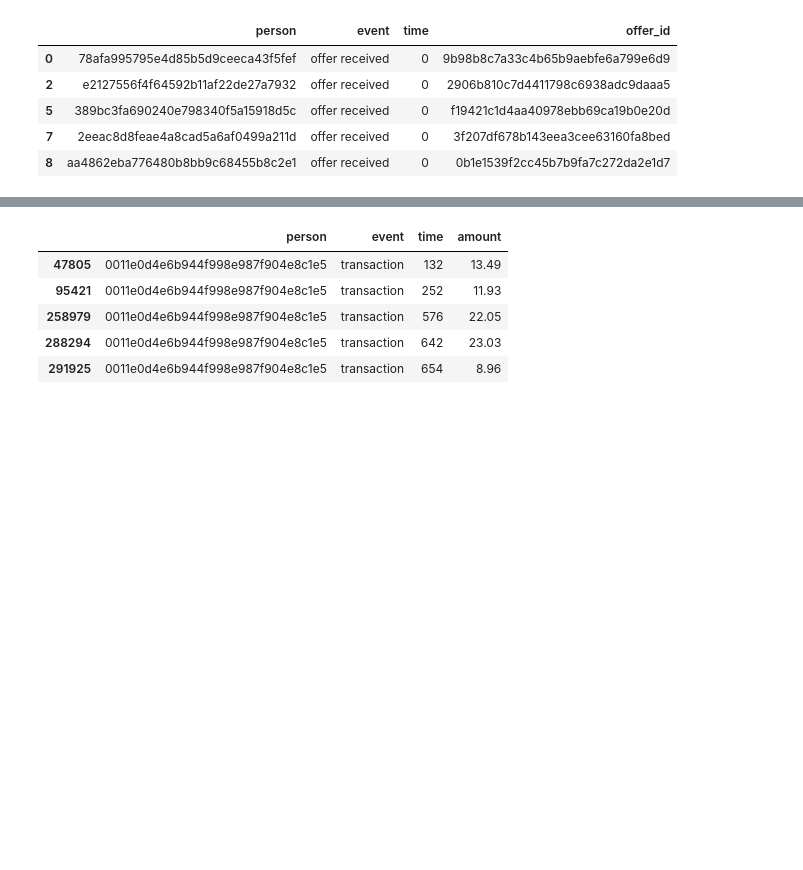
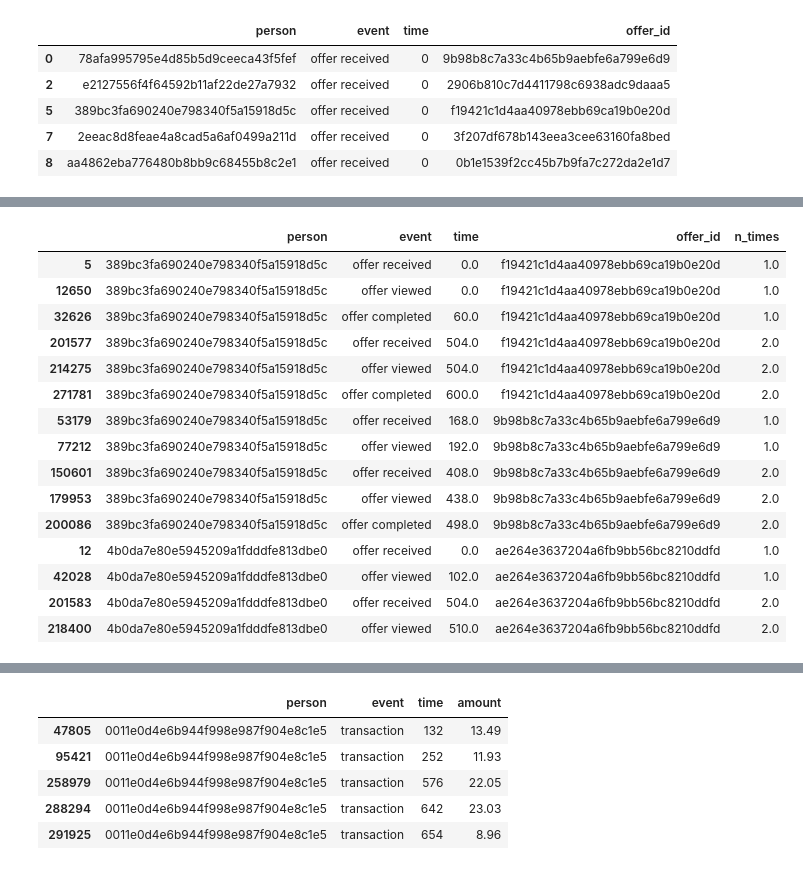
Before and after one commit to Haroldg94/Udacity-Machine-Learning-Engineer-Nanodegree, a Jupyter notebook: Capstone_project.ipynb, the cells around one changed output, grey strips where cells are left out. Cells and saved outputs as stored; diff of their text form; code cells hidden in the pictures; blank space fills up the shorter version.

```diff
--- a/Capstone_project.ipynb
+++ b/Capstone_project.ipynb
@@ -503,2 +535,21 @@ df
+# %%
+df.head(15)
+# %% [output]
+|  | person | event | time | offer_id | n_times |
+| 5 | 389bc3fa690240e798340f5a15918d5c | offer received | 0.0 | f19421c1d4aa40978ebb69ca19b0e20d | 1.0 |
+| 12650 | 389bc3fa690240e798340f5a15918d5c | offer viewed | 0.0 | f19421c1d4aa40978ebb69ca19b0e20d | 1.0 |
+| 32626 | 389bc3fa690240e798340f5a15918d5c | offer completed | 60.0 | f19421c1d4aa40978ebb69ca19b0e20d | 1.0 |
+| 201577 | 389bc3fa690240e798340f5a15918d5c | offer received | 504.0 | f19421c1d4aa40978ebb69ca19b0e20d | 2.0 |
+| 214275 | 389bc3fa690240e798340f5a15918d5c | offer viewed | 504.0 | f19421c1d4aa40978ebb69ca19b0e20d | 2.0 |
+| 271781 | 389bc3fa690240e798340f5a15918d5c | offer completed | 600.0 | f19421c1d4aa40978ebb69ca19b0e20d | 2.0 |
+| 53179 | 389bc3fa690240e798340f5a15918d5c | offer received | 168.0 | 9b98b8c7a33c4b65b9aebfe6a799e6d9 | 1.0 |
+| 77212 | 389bc3fa690240e798340f5a15918d5c | offer viewed | 192.0 | 9b98b8c7a33c4b65b9aebfe6a799e6d9 | 1.0 |
+| 150601 | 389bc3fa690240e798340f5a15918d5c | offer received | 408.0 | 9b98b8c7a33c4b65b9aebfe6a799e6d9 | 2.0 |
+| 179953 | 389bc3fa690240e798340f5a15918d5c | offer viewed | 438.0 | 9b98b8c7a33c4b65b9aebfe6a799e6d9 | 2.0 |
+| 200086 | 389bc3fa690240e798340f5a15918d5c | offer completed | 498.0 | 9b98b8c7a33c4b65b9aebfe6a799e6d9 | 2.0 |
+| 12 | 4b0da7e80e5945209a1fdddfe813dbe0 | offer received | 0.0 | ae264e3637204a6fb9bb56bc8210ddfd | 1.0 |
+| 42028 | 4b0da7e80e5945209a1fdddfe813dbe0 | offer viewed | 102.0 | ae264e3637204a6fb9bb56bc8210ddfd | 1.0 |
+| 201583 | 4b0da7e80e5945209a1fdddfe813dbe0 | offer received | 504.0 | ae264e3637204a6fb9bb56bc8210ddfd | 2.0 |
+| 218400 | 4b0da7e80e5945209a1fdddfe813dbe0 | offer viewed | 510.0 | ae264e3637204a6fb9bb56bc8210ddfd | 2.0 |
 # %%
 pivot_test = pd.pivot_table(data=df,
```
Also changed, not shown: parts of 22 cells of this notebook, 1 other file.
